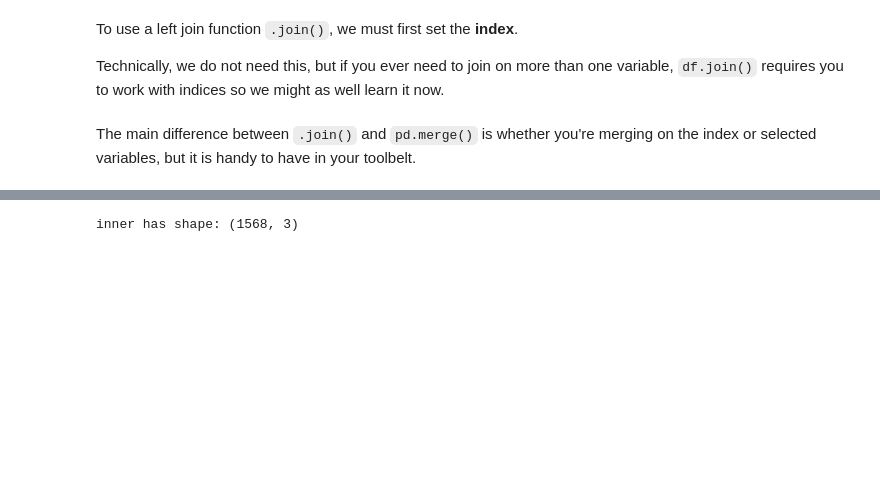
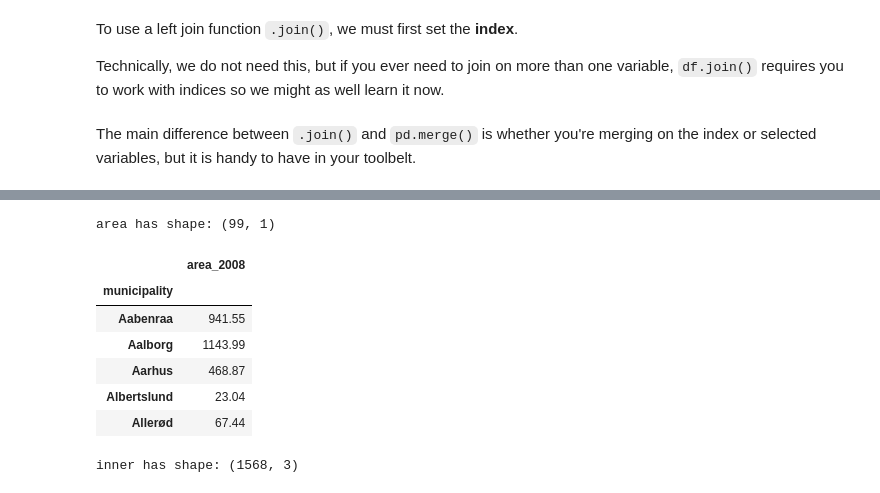
Before and after one commit to NumEconCopenhagen/ProgEcon-lectures, a Jupyter notebook: 07_08_DescriptiveEconomics/05_Merge.ipynb, the cells around one changed output, grey strips where cells are left out. Saved outputs shown, nothing was run; the diff lists cells and outputs as text; code cells hidden in the pictures; blank space fills up the shorter version.

```diff
--- a/07_08_DescriptiveEconomics/05_Merge.ipynb
+++ b/07_08_DescriptiveEconomics/05_Merge.ipynb
@@ -308,6 +308,18 @@ area.sample(10)
 # %%
 inner = inner.set_index(['municipality', 'year'])
 area = area.set_index('municipality')
+# %%
+print(f'area has shape: {area.shape}')
+display(area.head())
+# %% [output]
+area has shape: (99, 1)
+|  | area_2008 |
+| municipality |  |
+| Aabenraa | 941.55 |
+| Aalborg | 1143.99 |
+| Aarhus | 468.87 |
+| Albertslund | 23.04 |
+| Allerød | 67.44 |
 # %%
 print(f'inner has shape: {inner.shape}')
 display(inner.head())
```
Also changed, not shown: parts of 2 cells of this notebook, 3 other files.
